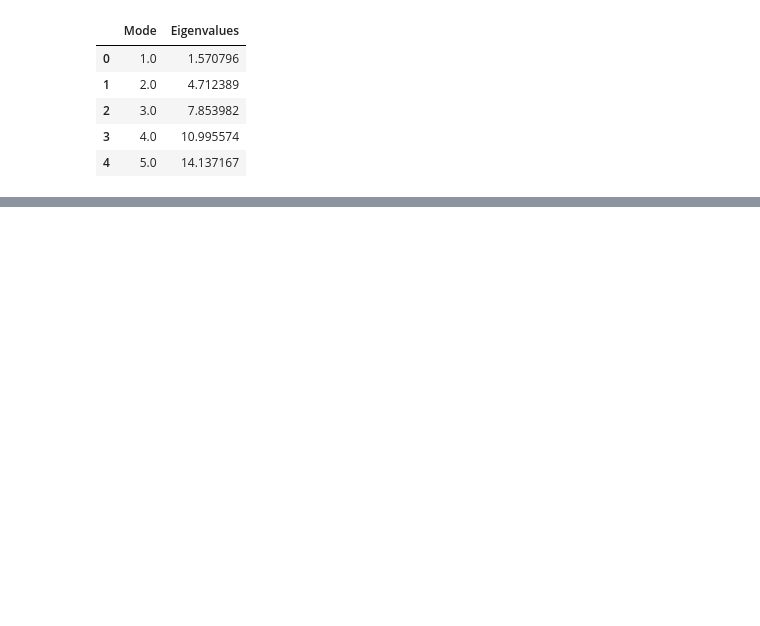
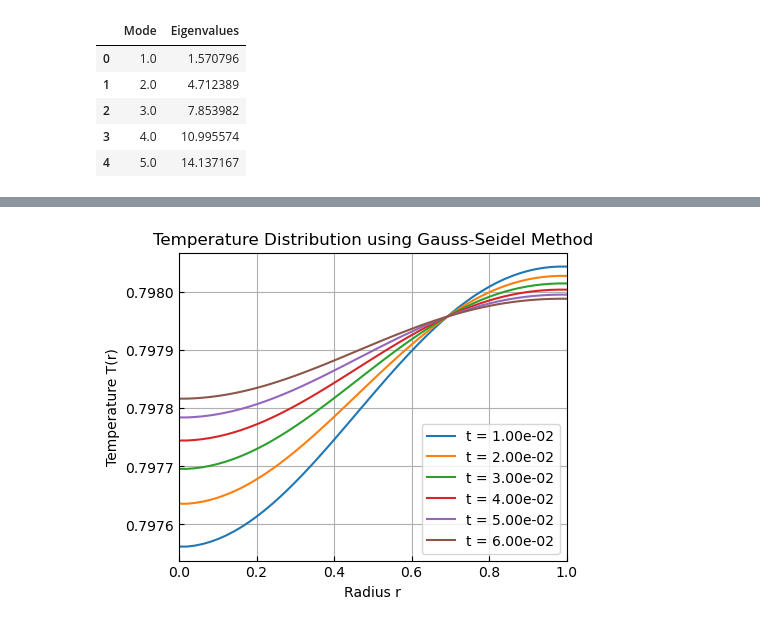
Before and after one commit to kkazuma19/HW501, a Jupyter notebook: CP1.ipynb, the cells around one changed output, grey strips where cells are left out. Saved outputs shown, nothing was run; the diff lists cells and outputs as text; code cells hidden in the pictures; blank space fills up the shorter version.

```diff
--- a/CP1.ipynb
+++ b/CP1.ipynb
@@ -337,0 +359,66 @@ report_eigenvalues
+# %%
+import numpy as np
+import matplotlib.pyplot as plt
+
+def initialize_temperature(r, R, T0):
+    return T0/2 * (1 - np.cos(np.pi * r / R))
+
+def gauss_seidel(T, alpha, dr, dt, r, max_iter=5000, tol=1e-6):
+    N = len(T)
+    T_new = T.copy()
+
+    for iteration in range(max_iter):
+        T_old = T_new.copy()
+        for i in range(1, N-1):
+            T_new[i] = T_old[i] + alpha * dt / dr**2 * (T_old[i+1] - 2*T_old[i] + T_old[i-1]) + alpha * dt / (r[i]*dr) * (T_old[i+1] - T_old[i-1])
+
+        # Boundary conditions
+        T_new[0] = T_new[1]
+        T_new[-1] = T_new[-2]
+
+        if np.linalg.norm(T_new - T_old, np.inf) < tol:
+            break
+
+    return T_new
+
+def solve_heat_equation(R, T0, alpha, dr, dt, max_time, time_points):
+    r = np.arange(0, R + dr, dr)
+    T = initialize_temperature(r, R, T0)
+    times = np.arange(0, max_time, dt)
+    stored_profiles = {}
+
+    epsilon = 1e-8
+    for t in times:
+        for point in time_points:
+            if abs(t - point) < epsilon:
+                stored_profiles[point] = T.copy()
+                break
+        T = gauss_seidel(T, alpha, dr, dt, r)
+
+    return r, stored_profiles
+
+# Parameters
+R_value = 1
+T0_value = 1
+alpha_value = 1
+dr = 0.02
+dt = 1e-4
+max_time = 7*10**-2
+time_points = [10**-2, 2*10**-2, 3*10**-2, 4*10**-2, 5*10**-2, 6*10**-2]
+
+r_values, stored_profiles = solve_heat_equation(R_value, T0_value, alpha_value, dr, dt, max_time, time_points)
+
+# Plotting the temperature distribution for the stored time points
+fig, ax = plt.subplots(1, 1, figsize=(5, 4))
+for t, T in stored_profiles.items():
+    ax.plot(r_values, T, '-', label=f't = {t:.2e}')
+
+ax.set_xlabel('Radius r')
+ax.set_ylabel('Temperature T(r)')
+ax.set_title('Temperature Distribution using Gauss-Seidel Method')
+ax.set_xlim(0, R_value)
+plt.grid(True)
+plt.legend()
+plt.show()
+# %% [output]
+[figure, added]
```
Also changed, not shown: parts of 10 cells of this notebook.
